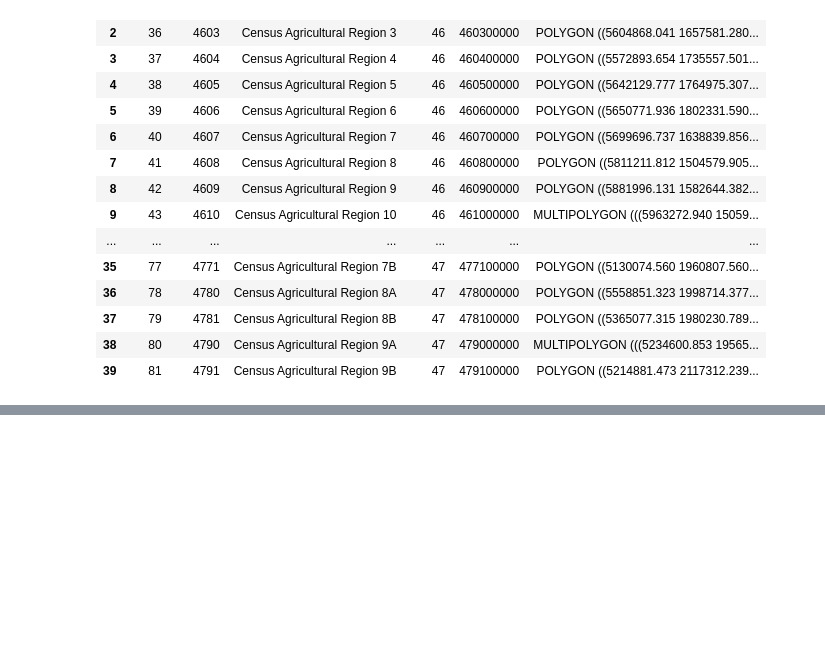
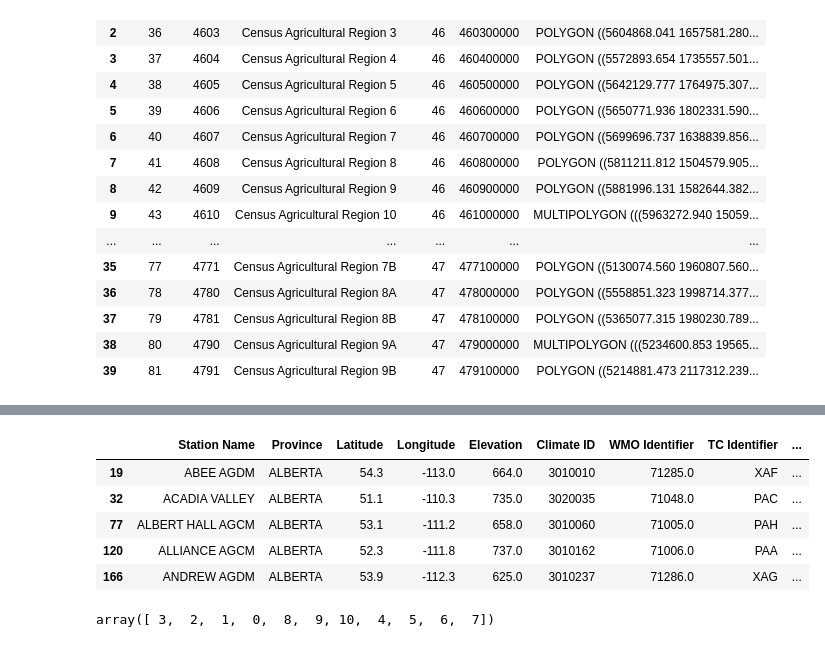
Before and after one commit to ChromaticPanic/CGC_Grain_Outcome_Predictions, a Jupyter notebook: src/WeatherStation/Data_step csv import geo boundaries stations.ipynb, the cells around one changed output, grey strips where cells are left out. Saved outputs shown, nothing was run; the diff lists cells and outputs as text; code cells hidden in the pictures; blank space fills up the shorter version.

```diff
--- a/src/WeatherStation/Data_step csv import geo boundaries stations.ipynb
+++ b/src/WeatherStation/Data_step csv import geo boundaries stations.ipynb
@@ -276,0 +318,14 @@ gdfProjected.plot(ax=ax, color=gdfProjected['color'], edgecolor='black')
+# %%
+gdfStationsDly.head()
+# %% [output]
+|  | Station Name | Province | Latitude | Longitude | Elevation | Climate ID | WMO Identifier | TC Identifier | ... |
+| 19 | ABEE AGDM | ALBERTA | 54.3 | -113.0 | 664.0 | 3010010 | 71285.0 | XAF | ... |
+| 32 | ACADIA VALLEY | ALBERTA | 51.1 | -110.3 | 735.0 | 3020035 | 71048.0 | PAC | ... |
+| 77 | ALBERT HALL AGCM | ALBERTA | 53.1 | -111.2 | 658.0 | 3010060 | 71005.0 | PAH | ... |
+| 120 | ALLIANCE AGCM | ALBERTA | 52.3 | -111.8 | 737.0 | 3010162 | 71006.0 | PAA | ... |
+| 166 | ANDREW AGDM | ALBERTA | 53.9 | -112.3 | 625.0 | 3010237 | 71286.0 | XAG | ... |
+# %%
+# print unique CR numbers
+gdfProjected['CRnum'].unique()
+# %% [output]
+array([ 3,  2,  1,  0,  8,  9, 10,  4,  5,  6,  7])
```
Also changed, not shown: parts of 7 cells of this notebook.
